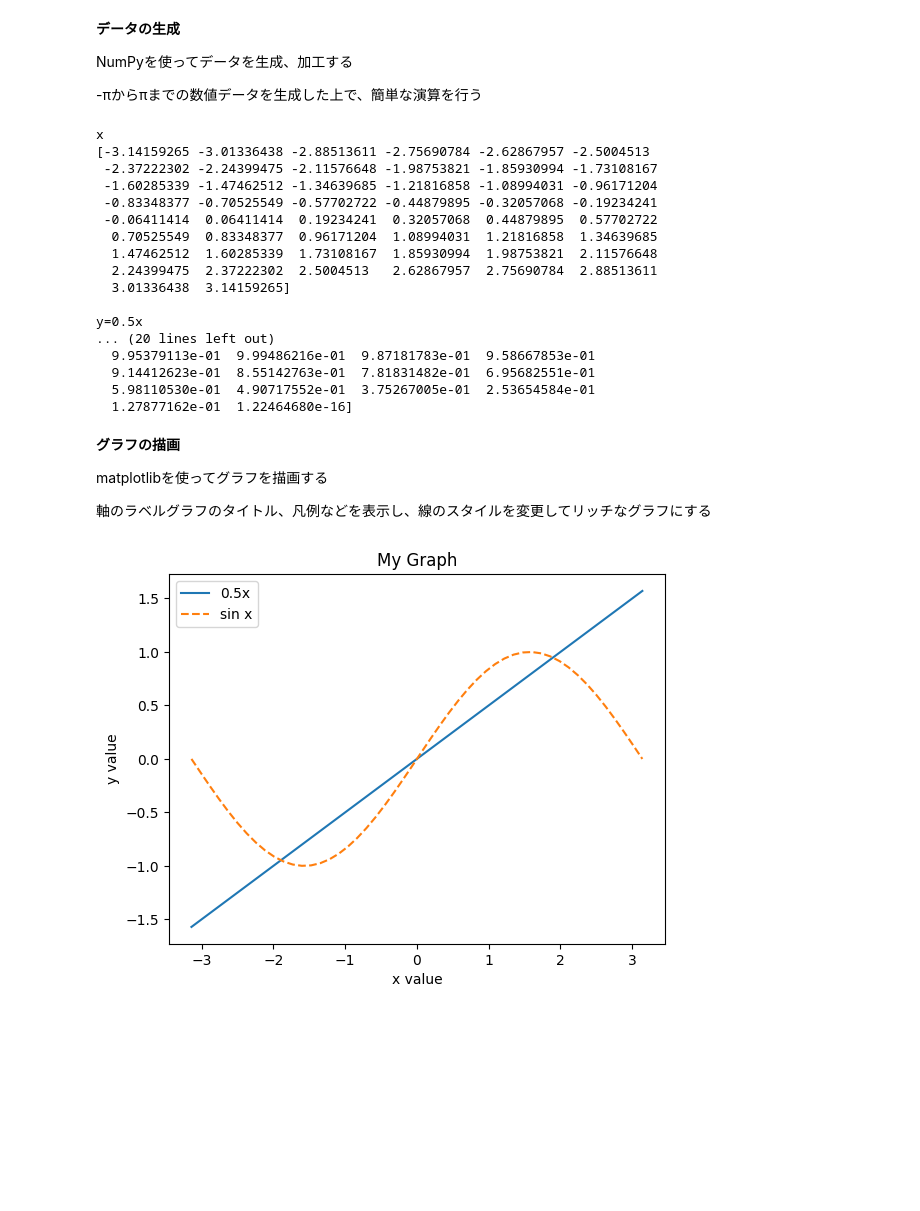
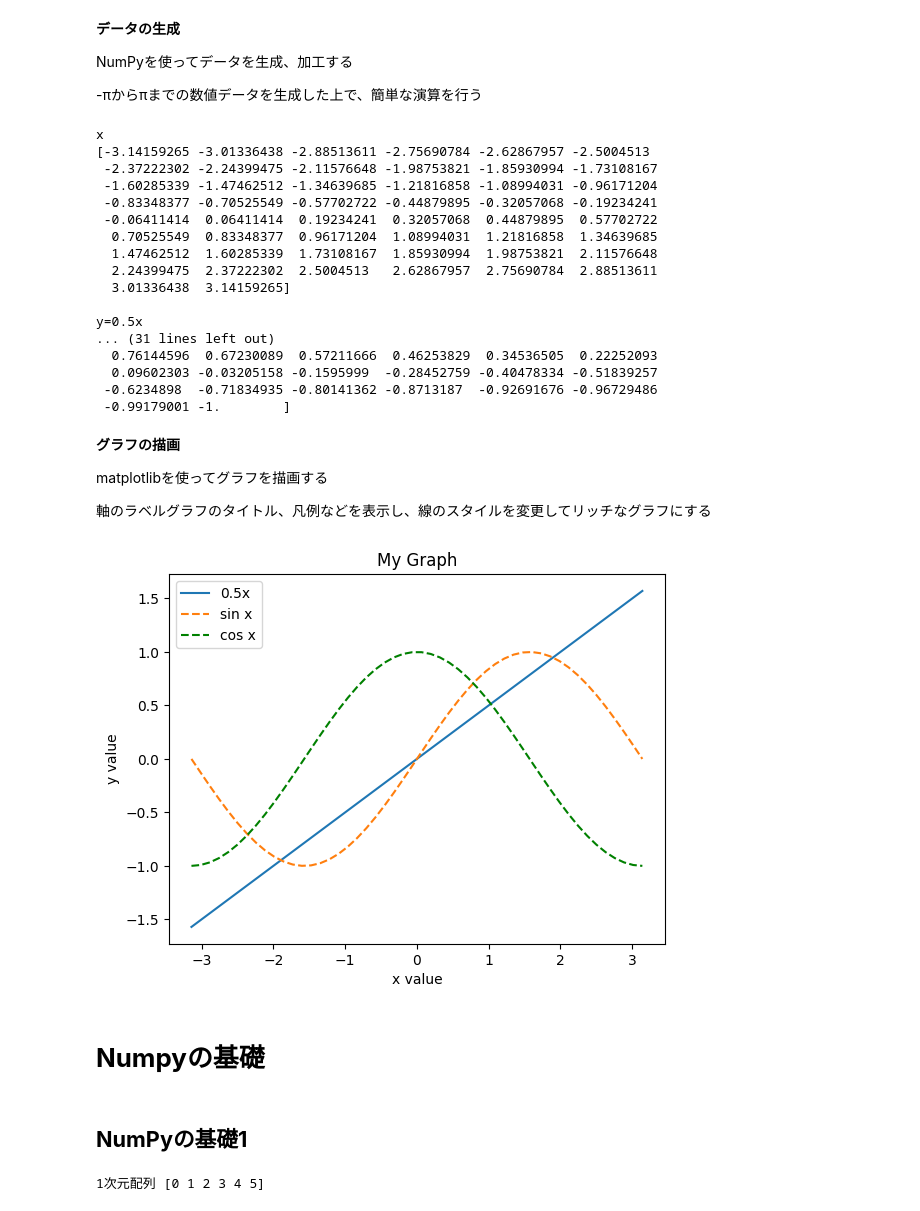
Before and after one commit to sakamototaisei/python_colab, a Jupyter notebook: NumPy＋matplotlib実践.ipynb, the cells around one changed output. Saved outputs shown, nothing was run; the diff lists cells and outputs as text; code cells hidden in the pictures; blank space fills up the shorter version.

```diff
--- a/NumPy＋matplotlib実践.ipynb
+++ b/NumPy＋matplotlib実践.ipynb
@@ -16,6 +16,7 @@ import numpy as np
 x = np.linspace(-np.pi, np.pi)
 y_1 = 0.5 * x
 y_2 = np.sin(x)
+y_3 = np.cos(x)
 
 print('x')
 print(x)
@@ -25,6 +26,9 @@ print(y_1)
 print()
 print('y=sin x')
 print(y_2)
+print()
+print('y=cos x')
+print(y_3)
 # %% [output]
 x
 [-3.14159265 -3.01336438 -2.88513611 -2.75690784 -2.62867957 -2.5004513
@@ -38,11 +42,11 @@ x
   3.01336438  3.14159265]
 
 y=0.5x
-... (20 lines left out)
-  9.95379113e-01  9.99486216e-01  9.87181783e-01  9.58667853e-01
-  9.14412623e-01  8.55142763e-01  7.81831482e-01  6.95682551e-01
-  5.98110530e-01  4.90717552e-01  3.75267005e-01  2.53654584e-01
-  1.27877162e-01  1.22464680e-16]
+... (31 lines left out)
+  0.76144596  0.67230089  0.57211666  0.46253829  0.34536505  0.22252093
+  0.09602303 -0.03205158 -0.1595999  -0.28452759 -0.40478334 -0.51839257
+ -0.6234898  -0.71834935 -0.80141362 -0.8713187  -0.92691676 -0.96729486
+ -0.99179001 -1.        ]
 # %% [markdown]
 **グラフの描画**
 
@@ -52,18 +56,23 @@ matplotlibを使ってグラフを描画する
 # %%
 import matplotlib.pyplot as plt
 
 # 軸のラベル
 plt.xlabel('x value')
 plt.ylabel('y value')
 
 # グラフのタイトル
 plt.title('My Graph')
 
 # プロット凡例と線のスタイルを指定
 plt.plot(x, y_1, label='0.5x')
 plt.plot(x, y_2, label='sin x', linestyle='dashed')
+plt.plot(x, y_3, label='cos x', linestyle='dashed', color='green')
 plt.legend()
 
 plt.show()
 # %% [output]
-[figure, old version]
+[figure, new version]
+# %% [markdown]
+# **Numpyの基礎**
+# %% [markdown]
+## **NumPyの基礎1**
@@ -69,0 +81,6 @@ plt.show()
+# %%
+# 配列
+a = np.array([0, 1,2, 3, 4, 5])
+print('1次元配列', a)
+# %% [output]
+1次元配列 [0 1 2 3 4 5]
```
Also changed, not shown: parts of 41 cells of this notebook.
